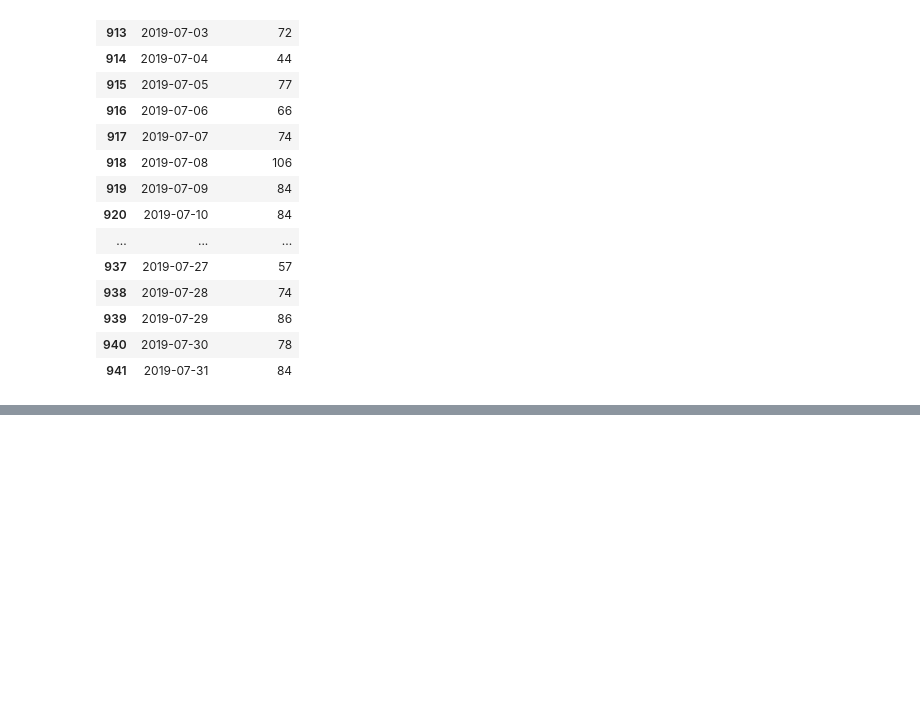
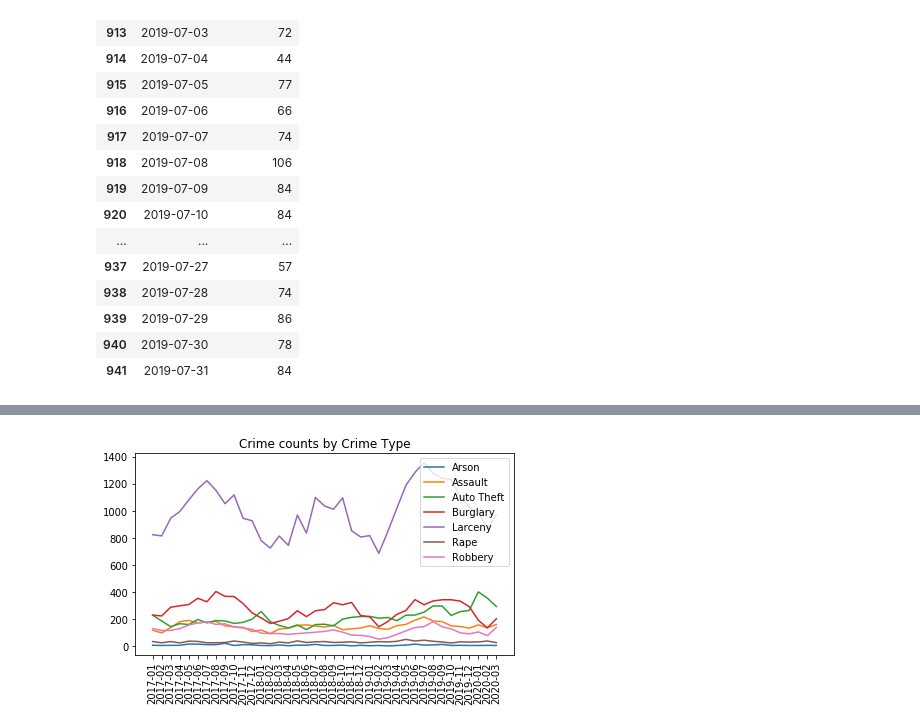
Before and after one commit to emriver222/project_1, a Jupyter notebook: CrimeData.ipynb, the cells around one changed output, grey strips where cells are left out. Saved outputs shown, nothing was run; the diff lists cells and outputs as text; code cells hidden in the pictures; blank space fills up the shorter version.

```diff
--- a/CrimeData.ipynb
+++ b/CrimeData.ipynb
@@ -321,0 +418,6 @@ crime_df.head()
+# %%
+# setup Murder df
+murder = offense_by_month_df['Offense']=='Murder'
+murder_df = offense_by_month_df[murder]
+murder_df.set_index("ReportedYearMonth", inplace=True)
+murder_df.head()
@@ -321,0 +432,5 @@ crime_df.head()
+# %%
+# setup Rape df
+rape = offense_by_month_df['Offense']=='Rape'
+rape_df = offense_by_month_df[rape]
+rape_df.head()
@@ -321,0 +444,5 @@ crime_df.head()
+# %%
+# setup Robbery df
+robbery = offense_by_month_df['Offense']=='Robbery'
+robbery_df = offense_by_month_df[robbery]
+robbery_df.head()
@@ -321,0 +456,37 @@ crime_df.head()
+# %%
+months = arson_df["ReportedYearMonth"].tolist()
+
+arson_count = arson_df["NumOffenses"].tolist()
+assault_count = assault_df["NumOffenses"].tolist()
+auto_theft_count = auto_theft_df["NumOffenses"].tolist()
+burglary = burglary_df["NumOffenses"].tolist()
+larceny = larceny_df["NumOffenses"].tolist()
+murder = murder_df["NumOffenses"].tolist()
+rape = rape_df["NumOffenses"].tolist()
+robbery = robbery_df["NumOffenses"].tolist()
+
+x_axis1 = np.arange(len(months))
+tick_locations = [month for month in x_axis1]
+plt.xticks(tick_locations, months, rotation=90);
+
+ax1 = plt.subplot(111)
+ax1.plot(x_axis1, arson_count, label='Arson')
+ax1.plot(x_axis1, assault_count, label='Assault')
+ax1.plot(x_axis1, auto_theft_count, label='Auto Theft')
+ax1.plot(x_axis1, burglary, label='Burglary')
+ax1.plot(x_axis1, larceny, label='Larceny')
+#ax1.plot(x_axis1, murder, label='Murder')
+ax1.plot(x_axis1, rape, label='Rape')
+ax1.plot(x_axis1, robbery, label='Robbery')
+
+plt.title('Crime counts by Crime Type')
+#ax1.legend(loc='best', bbox_to_anchor=(1.45, 0.8), shadow=True, ncol=1)
+ax1.legend()
+
+
+plt.tight_layout()
+plt.savefig("Output/CrimeRateByCrime_LineGraph.png", bbox_inches='tight',dpi=150)
+plt.show()
+#plt.plot(x_axis, arson_count)
+# %% [output]
+[figure, added]
```
Also changed, not shown: parts of 14 cells of this notebook, 3 other files.
